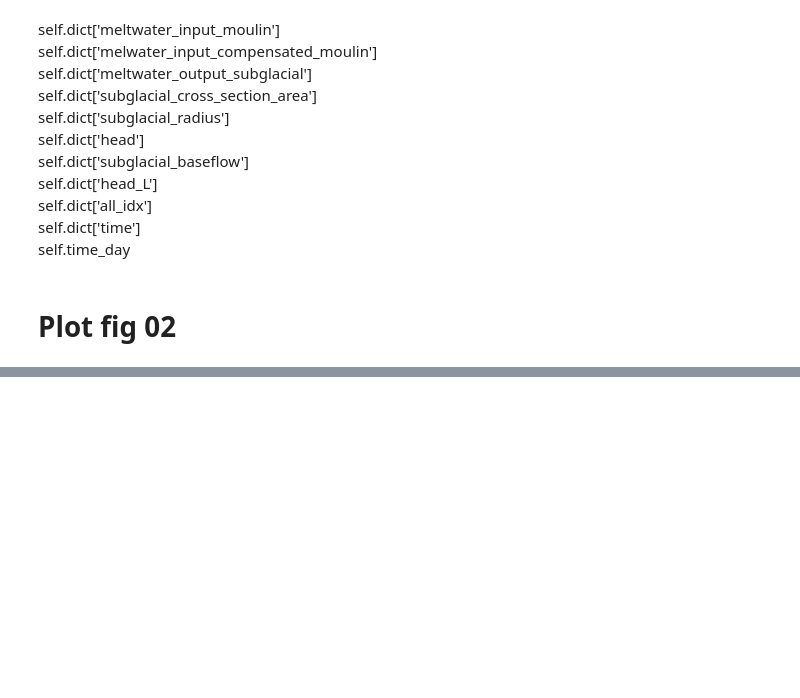
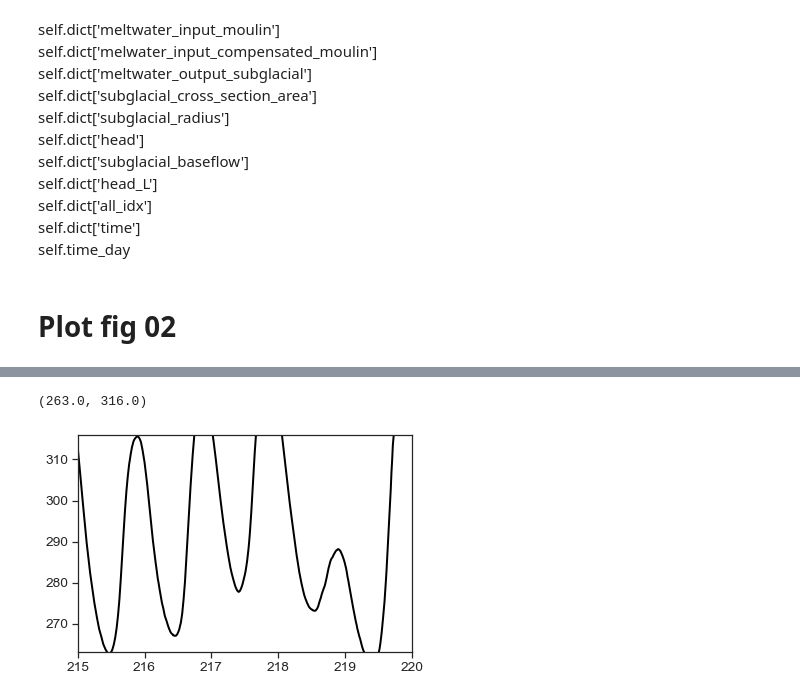
Before and after one commit to cctrunz/ModelRepo_pyMouShBaseflow_paper, a Jupyter notebook: Plot_figures_with_JEME.ipynb, the cells around one changed output, grey strips where cells are left out. Cells and saved outputs as stored; diff of their text form; code cells hidden in the pictures; blank space fills up the shorter version.

```diff
--- a/Plot_figures_with_JEME.ipynb
+++ b/Plot_figures_with_JEME.ipynb
@@ -670,0 +723,8 @@ plt.savefig('fig05.pdf')
+# %%
+plt.figure()
+plt.plot(t_real/secinday,h_real, color='black',linewidth=lw)
+plt.xlim([215,220])
+plt.ylim([263,316])
+# %% [output]
+(263.0, 316.0)
+[figure, added]
```
Also changed, not shown: parts of 5 cells of this notebook.
